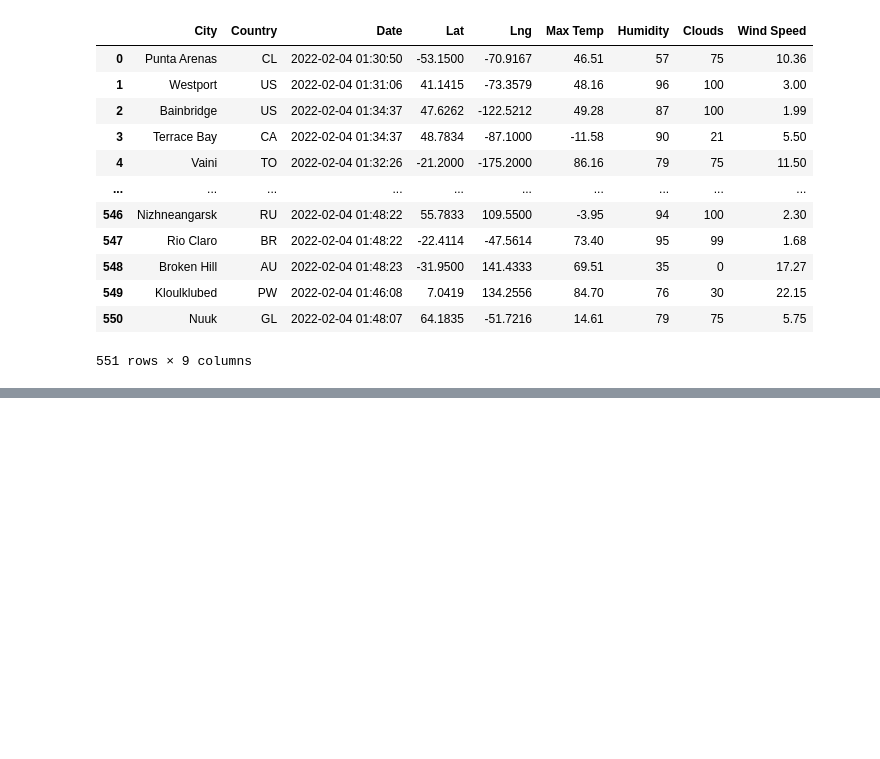
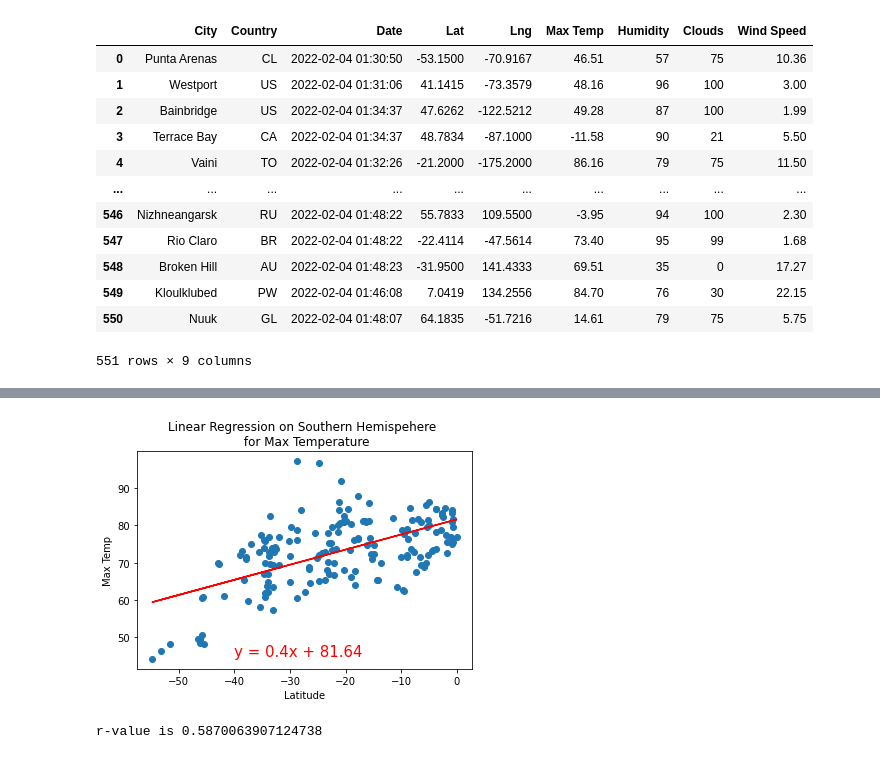
Before and after one commit to lucasbratland/World_Weather_Analysis, a Jupyter notebook: WeatherPy.ipynb, the cells around one changed output, grey strips where cells are left out. Cells and saved outputs as stored; diff of their text form; code cells hidden in the pictures; blank space fills up the shorter version.

```diff
--- a/WeatherPy.ipynb
+++ b/WeatherPy.ipynb
@@ -285,0 +329,10 @@ plt.show()
+# %%
+#Linear regression southern hemi lat vs max temp
+x_values = southern_hemi_df['Lat']
+y_values = southern_hemi_df['Max Temp']
+
+plot_linear_regression(x_values, y_values, "Linear Regression on Southern Hemispehere \n for Max Temperature", "Max Temp", (-40,45
+                                                                                                                        ))
+# %% [output]
+[figure, added]
+r-value is 0.5870063907124738
```
Also changed, not shown: parts of 17 cells of this notebook.
